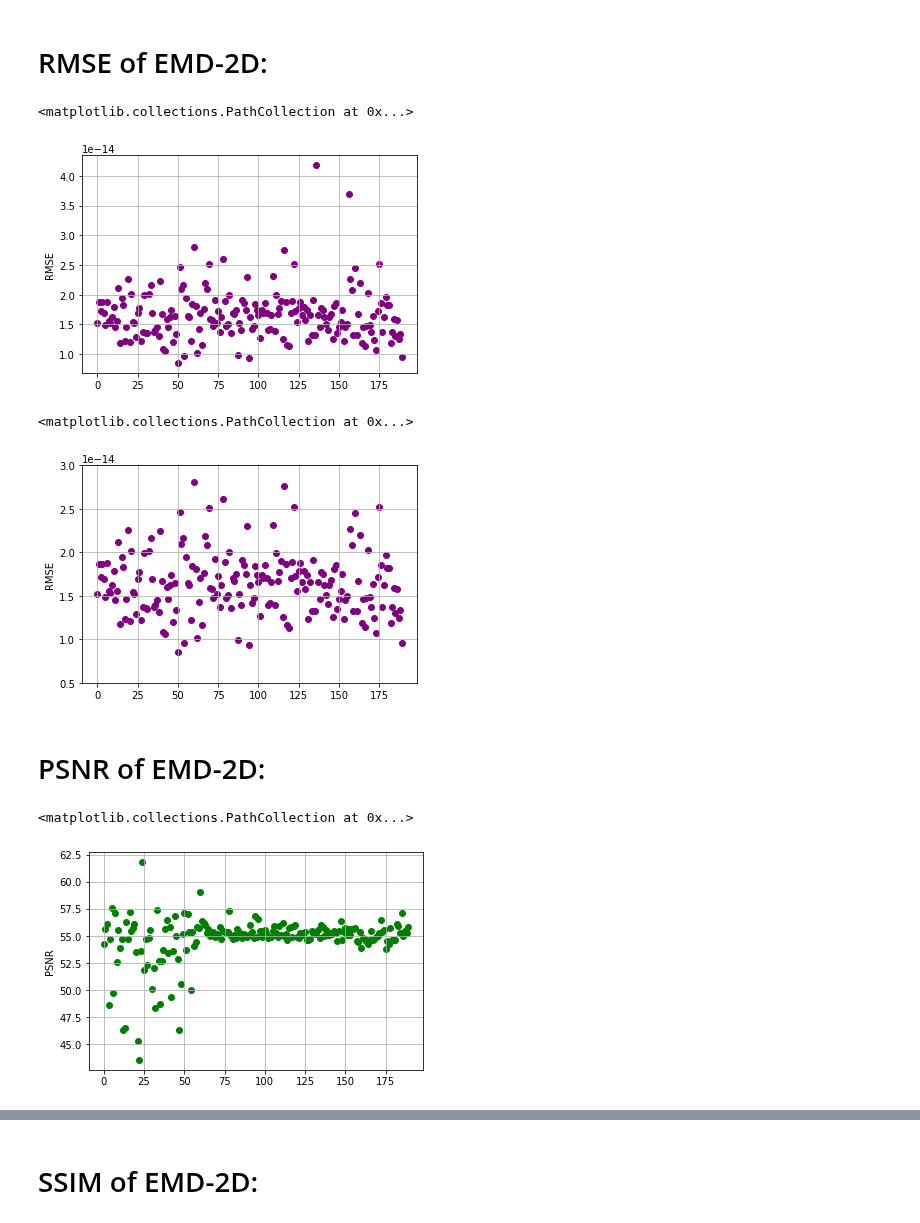
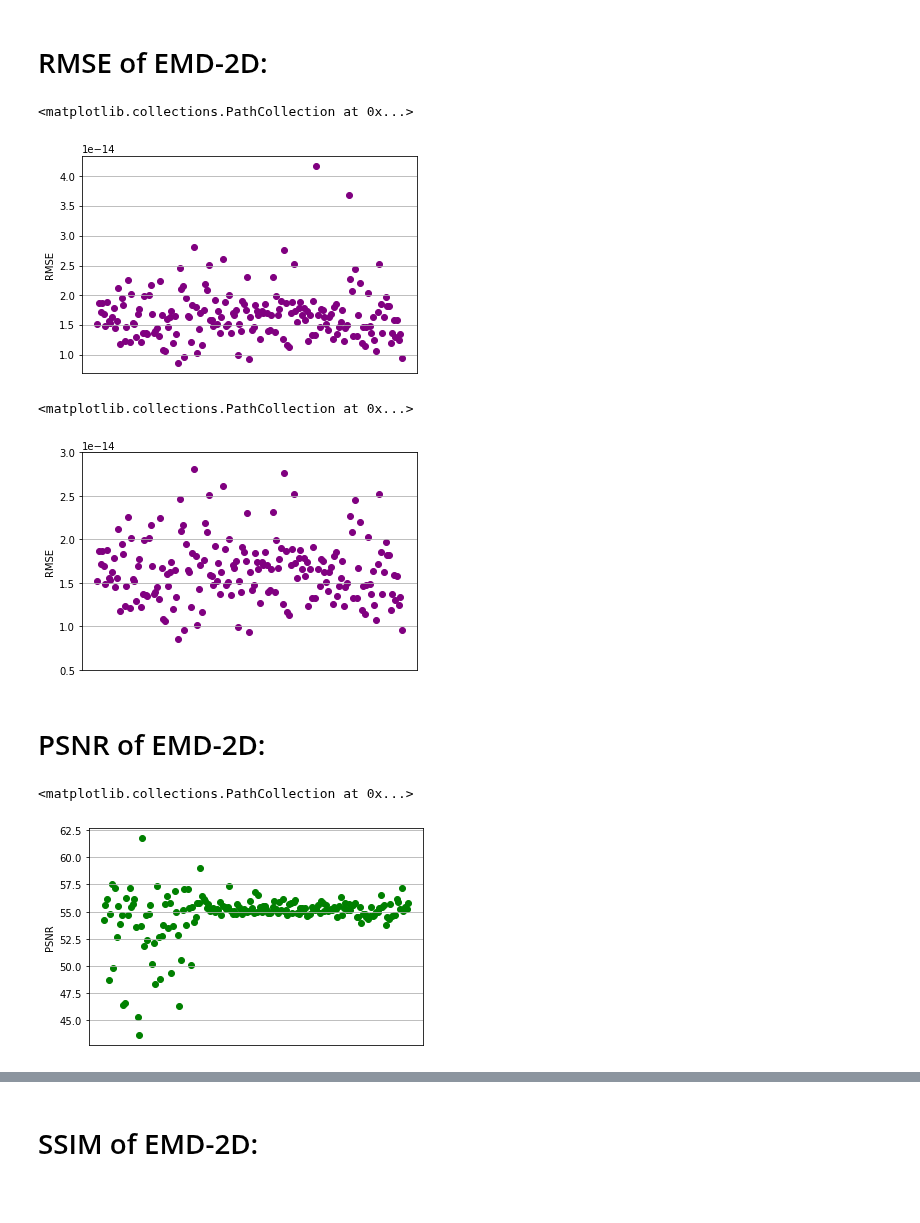
Before and after one commit to Matt88Ac/Hilbert-Huang-Transform-Super-Resolution, a Jupyter notebook: Time_and_Error_EMD2D_stats.ipynb, the cells around one changed output, grey strips where cells are left out. Drawn from its saved outputs; the diff is of its cells as text; code cells hidden in the pictures; blank space fills up the shorter version.

```diff
--- a/Time_and_Error_EMD2D_stats.ipynb
+++ b/Time_and_Error_EMD2D_stats.ipynb
@@ -100,27 +102,30 @@ data.corr()
 # %%
 plt.grid()
 plt.ylabel('RMSE')
+plt.xticks([])
 plt.scatter(rang, rmse, c='purple')
 # %% [output]
 <matplotlib.collections.PathCollection at 0x...>
-[figure, old version]
+[figure, new version]
 # %%
 plt.grid()
 plt.ylabel('RMSE')
+plt.xticks([])
 plt.ylim(0.5*10**-14,3*10**-14)
 plt.scatter(rang, rmse, c='purple')
 # %% [output]
 <matplotlib.collections.PathCollection at 0x...>
-[figure, old version]
+[figure, new version]
 # %% [markdown]
 # PSNR of EMD-2D:
 # %%
 plt.grid()
+plt.xticks([])
 plt.ylabel('PSNR')
 plt.scatter(rang, psnr, c='g')
 # %% [output]
 <matplotlib.collections.PathCollection at 0x...>
-[figure, old version]
+[figure, new version]
 # %%
 plt.grid()
 plt.ylabel('PSNR')
```
Also changed, not shown: parts of 5 cells of this notebook.
